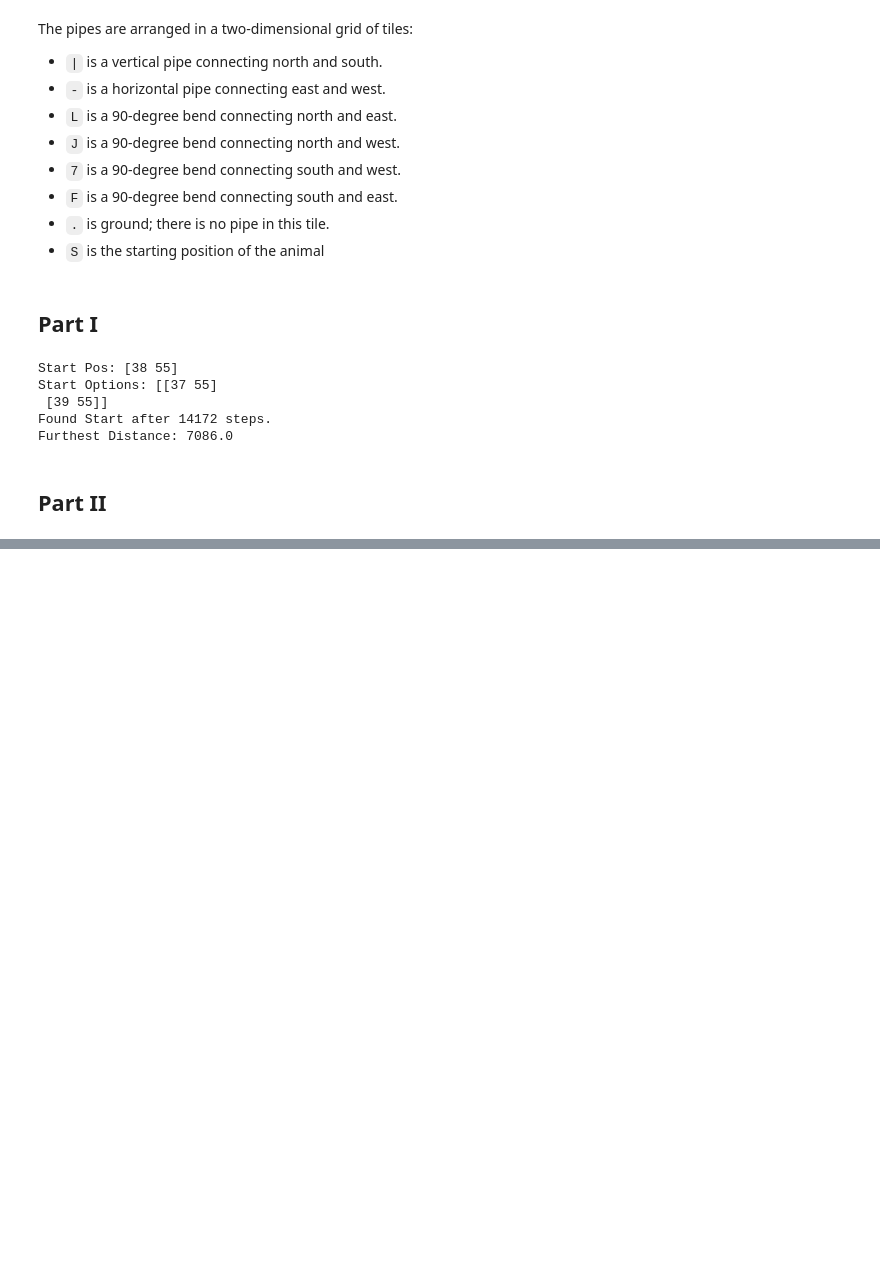
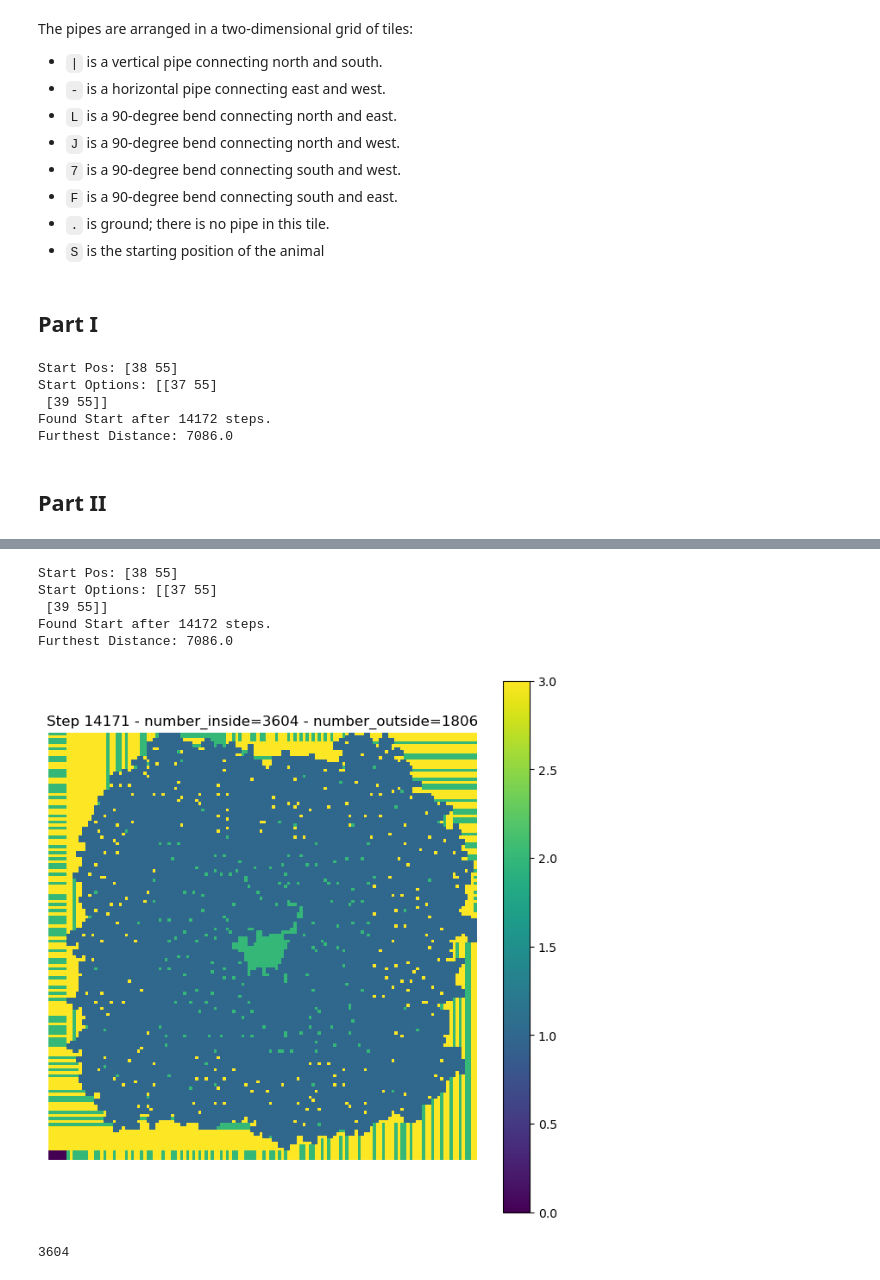
Before and after one commit to JasonNero/advent-of-code, a Jupyter notebook: 2023/python/10_pipe_maze.ipynb, the cells around one changed output, grey strips where cells are left out. Saved outputs shown, nothing was run; the diff lists cells and outputs as text; code cells hidden in the pictures; blank space fills up the shorter version.

```diff
--- a/2023/python/10_pipe_maze.ipynb
+++ b/2023/python/10_pipe_maze.ipynb
@@ -227,0 +364,10 @@ for i in range(0, len(path)-1):
+# %%
+solve(data)
+# %% [output]
+Start Pos: [38 55]
+Start Options: [[37 55]
+ [39 55]]
+Found Start after 14172 steps.
+Furthest Distance: 7086.0
+[figure, added]
+3604
```
Also changed, not shown: parts of 10 cells of this notebook, 1 other file.
